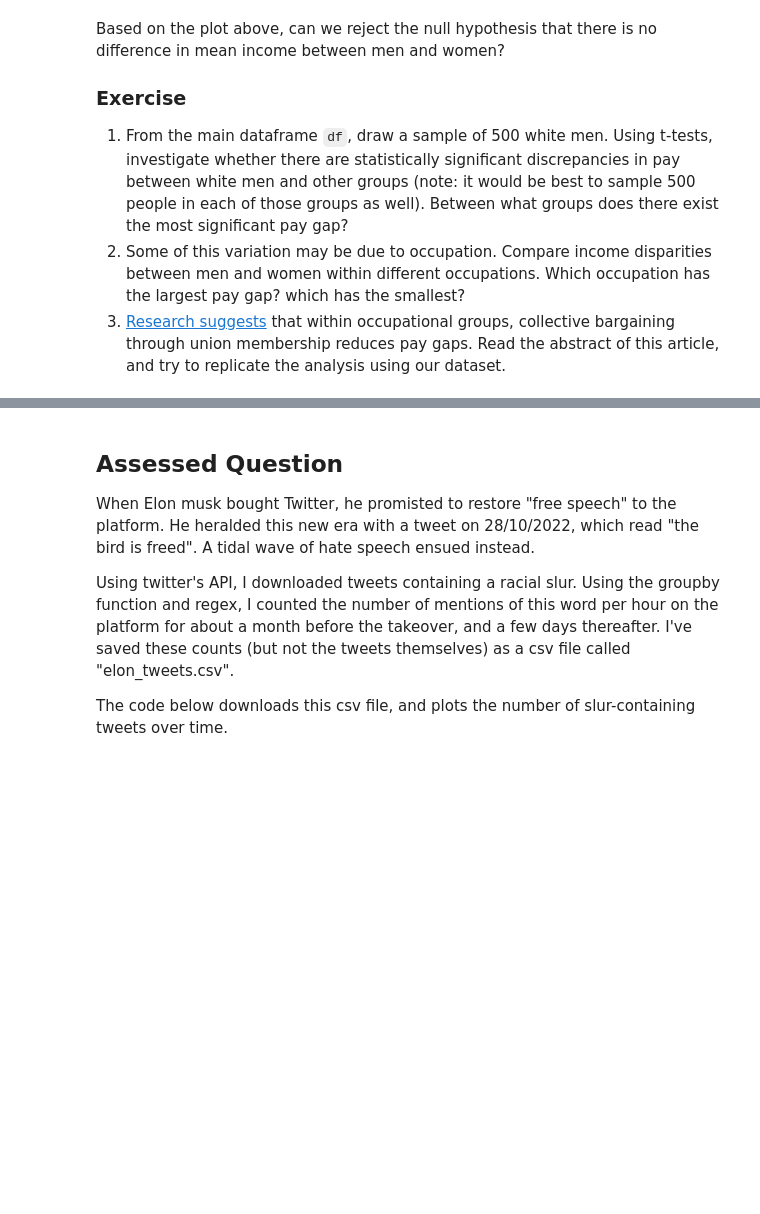
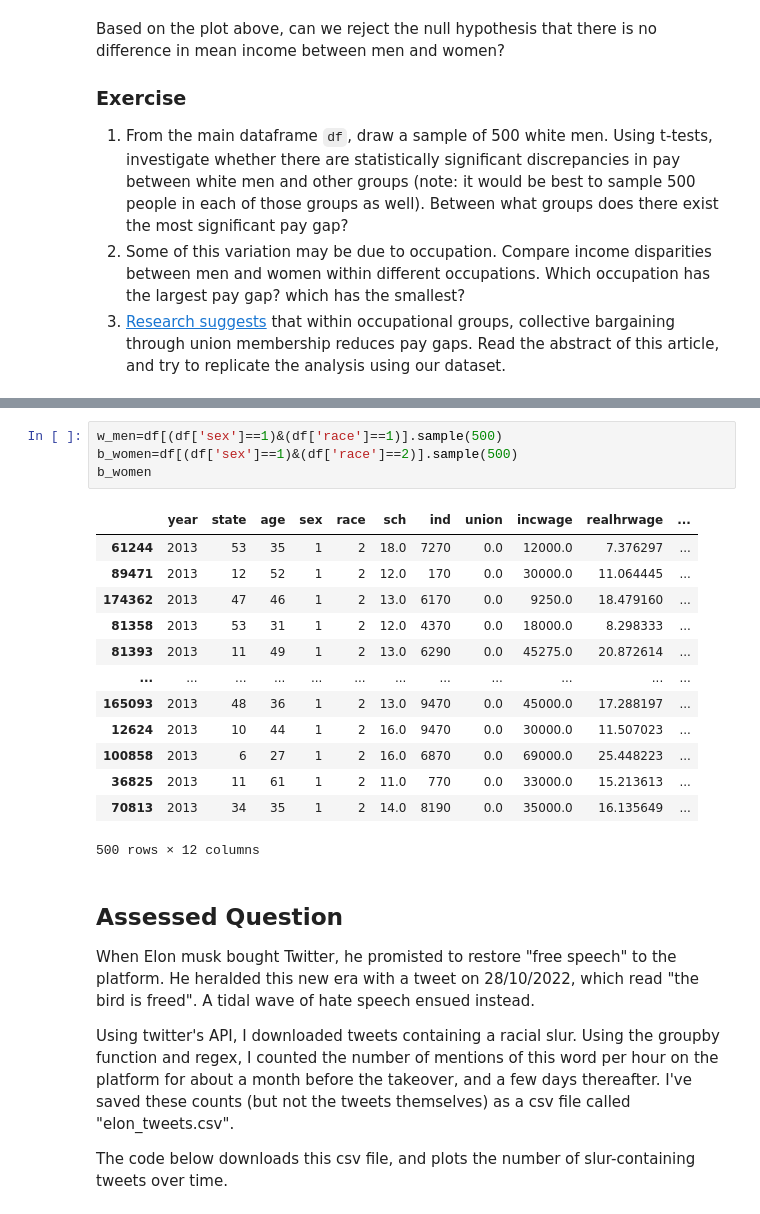
Before and after one commit to salomemrlds/QM2, a Jupyter notebook: notebooks/W07. Hypothesis Testing.ipynb, the cells around one changed output, grey strips where cells are left out. Cells and saved outputs as stored; diff of their text form; blank space fills up the shorter version.

```diff
--- a/notebooks/W07. Hypothesis Testing.ipynb
+++ b/notebooks/W07. Hypothesis Testing.ipynb
@@ -293,3 +354,21 @@ Based on the plot above, can we reject the null hypothesis that there is no diff
+# %%
+w_men=df[(df['sex']==1)&(df['race']==1)].sample(500)
+b_women=df[(df['sex']==1)&(df['race']==2)].sample(500)
+b_women
+# %% [output]
+|  | year | state | age | sex | race | sch | ind | union | incwage | realhrwage | ... |
+| 61244 | 2013 | 53 | 35 | 1 | 2 | 18.0 | 7270 | 0.0 | 12000.0 | 7.376297 | ... |
+| 89471 | 2013 | 12 | 52 | 1 | 2 | 12.0 | 170 | 0.0 | 30000.0 | 11.064445 | ... |
+| 174362 | 2013 | 47 | 46 | 1 | 2 | 13.0 | 6170 | 0.0 | 9250.0 | 18.479160 | ... |
+| 81358 | 2013 | 53 | 31 | 1 | 2 | 12.0 | 4370 | 0.0 | 18000.0 | 8.298333 | ... |
+| 81393 | 2013 | 11 | 49 | 1 | 2 | 13.0 | 6290 | 0.0 | 45275.0 | 20.872614 | ... |
+| ... | ... | ... | ... | ... | ... | ... | ... | ... | ... | ... | ... |
+| 165093 | 2013 | 48 | 36 | 1 | 2 | 13.0 | 9470 | 0.0 | 45000.0 | 17.288197 | ... |
+| 12624 | 2013 | 10 | 44 | 1 | 2 | 16.0 | 9470 | 0.0 | 30000.0 | 11.507023 | ... |
+| 100858 | 2013 | 6 | 27 | 1 | 2 | 16.0 | 6870 | 0.0 | 69000.0 | 25.448223 | ... |
+| 36825 | 2013 | 11 | 61 | 1 | 2 | 11.0 | 770 | 0.0 | 33000.0 | 15.213613 | ... |
+| 70813 | 2013 | 34 | 35 | 1 | 2 | 14.0 | 8190 | 0.0 | 35000.0 | 16.135649 | ... |
+500 rows × 12 columns
 # %% [markdown]
 ## Assessed Question
 
```
Also changed, not shown: parts of 15 cells of this notebook.
